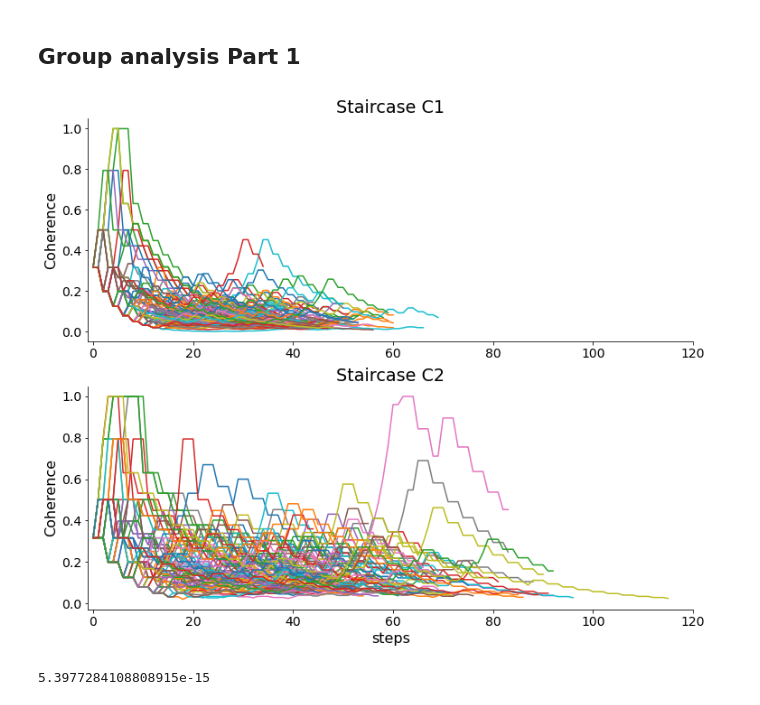
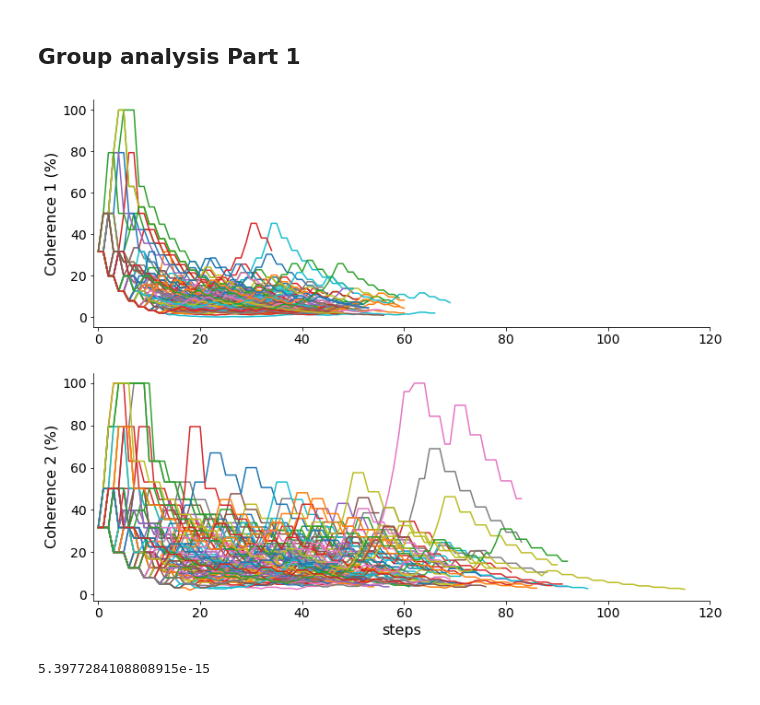
Before and after one commit to dokato/2drdk, a Jupyter notebook: data_analysis.ipynb, the cells around one changed output. Drawn from its saved outputs; the diff is of its cells as text; code cells hidden in the pictures.

```diff
--- a/data_analysis.ipynb
+++ b/data_analysis.ipynb
@@ -172,30 +172,30 @@ for fp in data_files:
 # %%
 plt.figure(figsize=(12,10))
 plt.subplot(211)
 for i in range(len(subj_20)):
-    plt.plot(range(len(subj_20[i]['part1']['stairs_c1'])), subj_20[i]['part1']['stairs_c1'])
+    plt.plot(range(len(subj_20[i]['part1']['stairs_c1'])), np.array(subj_20[i]['part1']['stairs_c1'])*100)
 for i in range(len(subj_45)):
-    plt.plot(range(len(subj_45[i]['part1']['stairs_c1'])), subj_45[i]['part1']['stairs_c1'])
-plt.title('Staircase C1')
-plt.ylabel('Coherence')
+    plt.plot(range(len(subj_45[i]['part1']['stairs_c1'])), np.array(subj_45[i]['part1']['stairs_c1'])*100)
+#plt.title('Staircase Coherence 1')
+plt.ylabel('Coherence 1 (%)')
 plt.xlim([-1, 120])
 plt.tick_params(axis='y', labelsize=14)
 plt.tick_params(axis='x', labelsize=14)
 plt.subplot(212)
 for i in range(len(subj_20)):
-    plt.plot(range(len(subj_20[i]['part1']['stairs_c2'])), subj_20[i]['part1']['stairs_c2'])
+    plt.plot(range(len(subj_20[i]['part1']['stairs_c2'])), np.array(subj_20[i]['part1']['stairs_c2'])*100)
 for i in range(len(subj_45)):
-    plt.plot(range(len(subj_45[i]['part1']['stairs_c2'])), subj_45[i]['part1']['stairs_c2'])
-plt.title('Staircase C2')
+    plt.plot(range(len(subj_45[i]['part1']['stairs_c2'])), np.array(subj_45[i]['part1']['stairs_c2'])*100)
+#plt.title('Staircase Coherence 2')
 plt.xlabel('steps')
-plt.ylabel('Coherence')
+plt.ylabel('Coherence 2 (%)')
 plt.xlim([-1, 120])
 plt.tick_params(axis='y', labelsize=14)
 plt.tick_params(axis='x', labelsize=14)
 plt.savefig('staircase.png')
 plt.show()
 # %% [output]
-[figure, old version]
+[figure, new version]
 # %%
 stairs_coh1_20 = []
 stairs_coh2_20 = []
```
Also changed, not shown: parts of 11 cells of this notebook, 7 other files.
